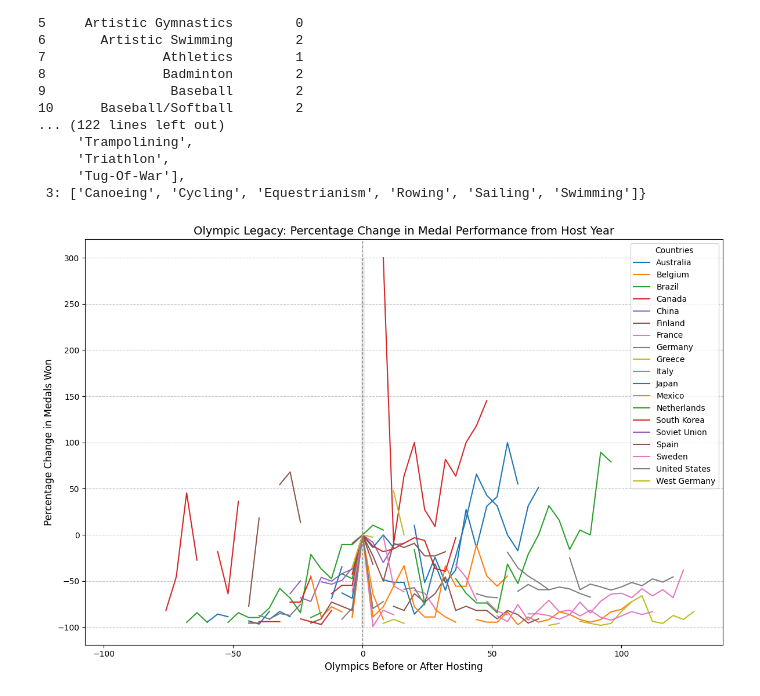
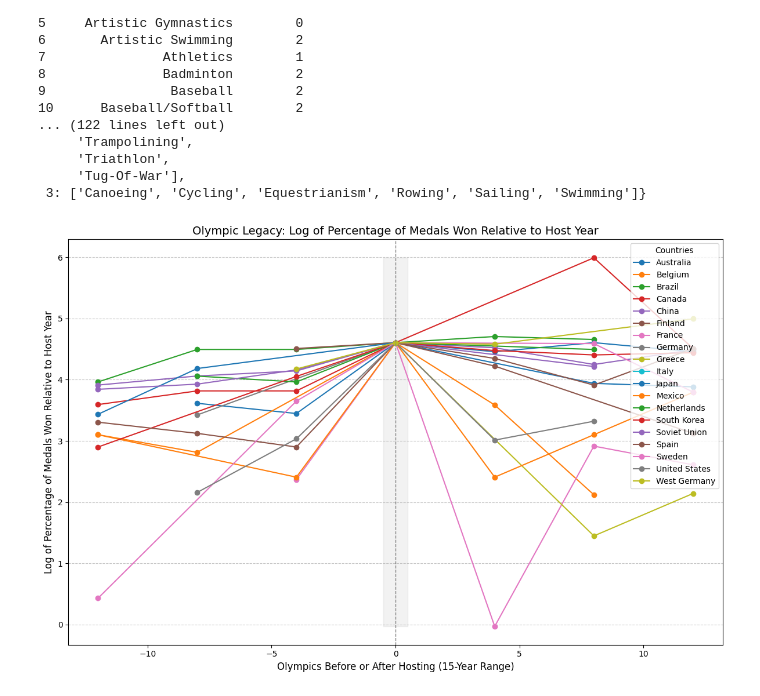
Before and after one commit to cynthiaWEpicCoder/MCM, a Jupyter notebook: hostcountry.ipynb, the cells around one changed output. Cells and saved outputs as stored; diff of their text form; code cells hidden in the pictures.

```diff
--- a/hostcountry.ipynb
+++ b/hostcountry.ipynb
@@ -377,6 +377,7 @@ pprint.pprint(inverted_clusters)
  3: ['Canoeing', 'Cycling', 'Equestrianism', 'Rowing', 'Sailing', 'Swimming']}
 # %%
 import pandas as pd
+import numpy as np
 import matplotlib.pyplot as plt
 
 # Load the datasets
@@ -397,57 +398,61 @@ medals_data['Is_Host'] = medals_data.apply(
 medals_data['Olympics_From_Host'] = medals_data.apply(
     lambda row: row['Year'] - hosts_data.loc[hosts_data['Host_Country'] == row['NOC'], 'Year'].values[0]
     if row['NOC'] in hosts_data['Host_Country'].values else None,
     axis=1
 )
 
-# Remove Canada data explicitly at every step
-medals_data = medals_data[medals_data['NOC'] != 'CAN']
-
 # Aggregate total medals
 medals_data['Total_Medals'] = medals_data['Gold'] + medals_data['Silver'] + medals_data['Bronze']
 
-# Filter for host countries
-host_country_data = medals_data[medals_data['Olympics_From_Host'].notnull()]
+# Filter for host countries and create a copy to avoid SettingWithCopyWarning
+host_country_data = medals_data[medals_data['Olympics_From_Host'].notnull()].copy()
 
-# Calculate average medals won per Olympic cycle (before and after hosting)
-performance_data = host_country_data.groupby(['NOC', 'Olympics_From_Host'])['Total_Medals'].mean().reset_index()
+# Calculate medals in the host year for each country
+host_year_medals = host_country_data[host_country_data['Olympics_From_Host'] == 0].set_index('NOC')['Total_Medals']
 
-# Remove Canada from performance_data (if somehow included)
-performance_data = performance_data[performance_data['NOC'] != 'CAN']
-
-# Calculate percentage change from host year (Olympics_From_Host = 0)
-host_year_medals = performance_data[performance_data['Olympics_From_Host'] == 0].set_index('NOC')['Total_Medals']
-performance_data['Percentage_Change'] = performance_data.apply(
-    lambda row: ((row['Total_Medals'] - host_year_medals[row['NOC']]) / host_year_medals[row['NOC']]) * 100
+# Calculate the percentage of medals relative to the host year
+host_country_data['Percentage_of_Host'] = host_country_data.apply(
+    lambda row: (row['Total_Medals'] / host_year_medals[row['NOC']]) * 100
     if row['NOC'] in host_year_medals else None,
     axis=1
 )
 
-# Pivot the data for plotting
-pivot_data = performance_data.pivot(index='Olympics_From_Host', columns='NOC', values='Percentage_Change')
+# Apply log transformation: log(percentage of host medals)
+host_country_data['Log_Percentage_of_Host'] = host_country_data['Percentage_of_Host'].apply(
+    lambda x: np.log(x) if pd.notnull(x) and x > 0 else None
+)
 
-# Explicitly drop 'CAN' from pivot_data
-if 'CAN' in pivot_data.columns:
-    pivot_data = pivot_data.drop(columns='CAN')
+# Filter data for only 15 years before and after hosting
+filtered_data = host_country_data[
+    (host_country_data['Olympics_From_Host'] >= -15) & (host_country_data['Olympics_From_Host'] <= 15)
+]
 
-# Plot the graph
+# Pivot the data for plotting (log-transformed)
+pivot_log_data = filtered_data.pivot(index='Olympics_From_Host', columns='NOC', values='Log_Percentage_of_Host')
+
+# Plot the graph with the log-transformed y-axis
 plt.figure(figsize=(12, 8))
-for country in pivot_data.columns:
-    plt.plot(pivot_data.index, pivot_data[country], label=country)
+for country in pivot_log_data.columns:
+    y = pivot_log_data[country].dropna()
+    x = y.index
+    plt.plot(x, y, label=country, marker='o')  # Plot raw data points with markers
 
 # Highlight the hosting year (x=0)
 plt.axvline(0, color='gray', linestyle='--', linewidth=1)
-plt.fill_betweenx(y=[pivot_data.min().min(), pivot_data.max().max()], x1=-0.5, x2=0.5, color='gray', alpha=0.1)
+plt.fill_betweenx(
+    y=[pivot_log_data.min().min(), pivot_log_data.max().max()],
+    x1=-0.5, x2=0.5, color='gray', alpha=0.1
+)
 
 # Add labels and legend
-plt.title('Olympic Legacy: Percentage Change in Medal Performance from Host Year', fontsize=14)
-plt.xlabel('Olympics Before or After Hosting', fontsize=12)
-plt.ylabel('Percentage Change in Medals Won', fontsize=12)
+plt.title('Olympic Legacy: Log of Percentage of Medals Won Relative to Host Year', fontsize=14)
+plt.xlabel('Olympics Before or After Hosting (15-Year Range)', fontsize=12)
+plt.ylabel('Log of Percentage of Medals Won Relative to Host Year', fontsize=12)
 plt.legend(title='Countries', loc='upper right', fontsize=10)
 plt.grid(axis='y', linestyle='--', alpha=0.7)
 plt.tight_layout()
 
 # Show the plot
 plt.show()
 # %% [output]
-[figure, old version]
+[figure, new version]
```
